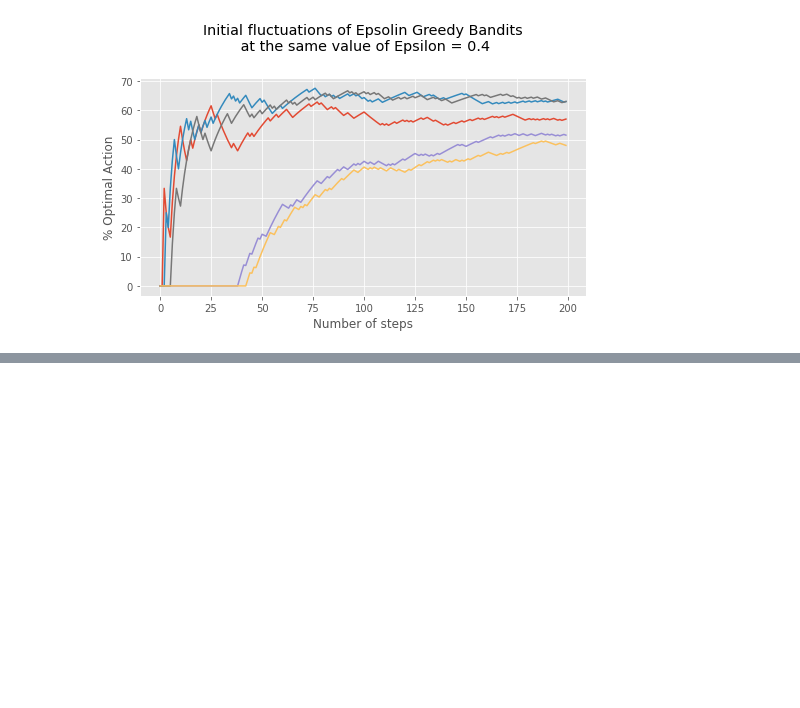
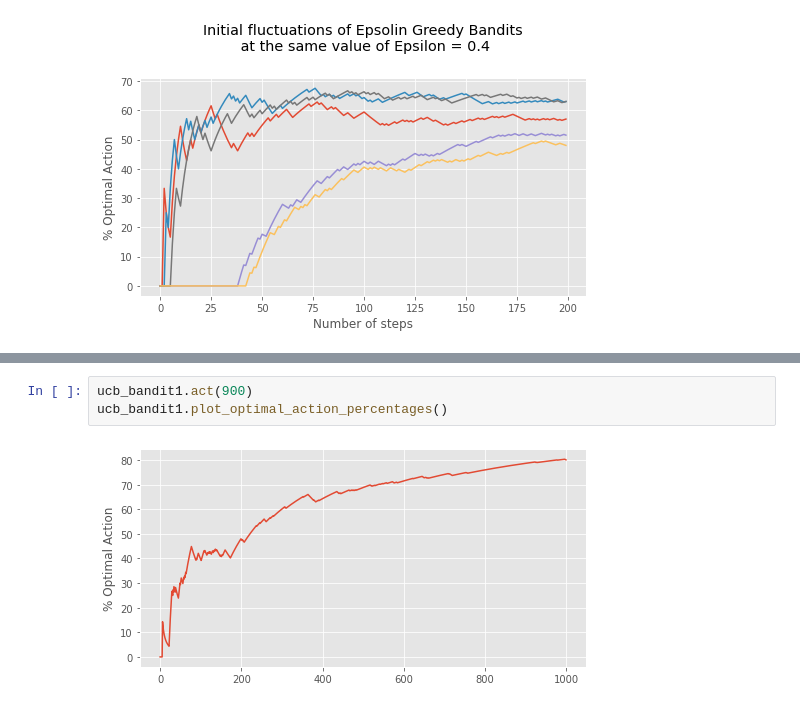
Before and after one commit to yasserius-ml/reinforment_learning_sutton_barto, a Jupyter notebook: Ch_2_MultiArm_Bandits.ipynb, the cells around one changed output, grey strips where cells are left out. Drawn from its saved outputs; the diff is of its cells as text; blank space fills up the shorter version.

```diff
--- a/Ch_2_MultiArm_Bandits.ipynb
+++ b/Ch_2_MultiArm_Bandits.ipynb
@@ -485,0 +549,5 @@ with plt.style.context('ggplot'):
+# %%
+ucb_bandit1.act(900)
+ucb_bandit1.plot_optimal_action_percentages()
+# %% [output]
+[figure, added]
```
Also changed, not shown: parts of 12 cells of this notebook.
